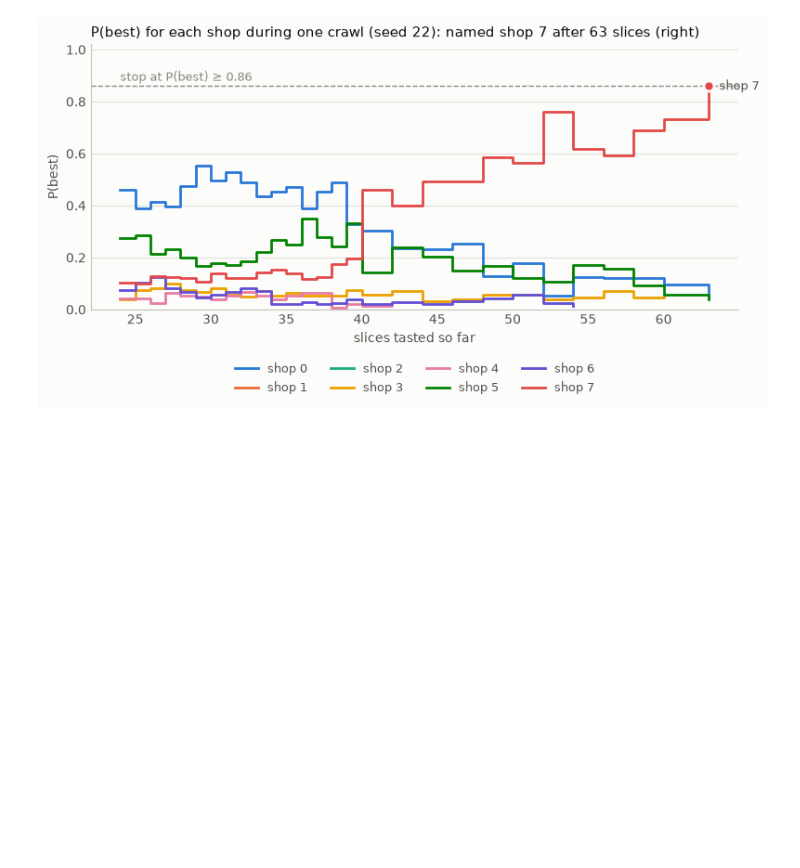
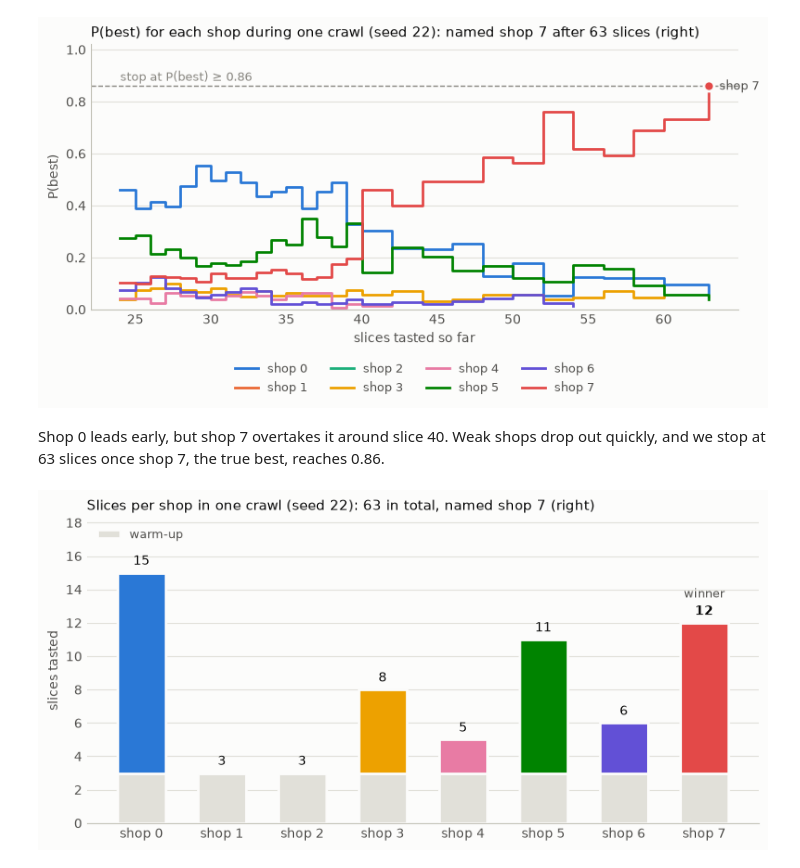
Before and after one commit to emmagershman/DS4400-PizzaSlice-Puzzle, a Jupyter notebook: slice_stud_higger.ipynb, the cells around one changed output. Drawn from its saved outputs; the diff is of its cells as text; code cells hidden in the pictures; blank space fills up the shorter version.

Commit message:
write up the final report in slice_stud_higger.ipynb

```diff
--- a/slice_stud_higger.ipynb
+++ b/slice_stud_higger.ipynb
@@ -81,2 +91,8 @@ plot_pbest(seed=22)   # one close race: P(best) of each shop as slices are taste
 # %% [output]
 [figure]
+# %% [markdown]
+Shop 0 leads early, but shop 7 overtakes it around slice 40. Weak shops drop out quickly, and we stop at 63 slices once shop 7, the true best, reaches 0.86.
+# %%
+plot_slices_per_shop(seed=22)  # how many slices were tasted from each shop
+# %% [output]
+[figure, added]
```
Also changed, not shown: parts of 7 cells of this notebook, 2 other files.
